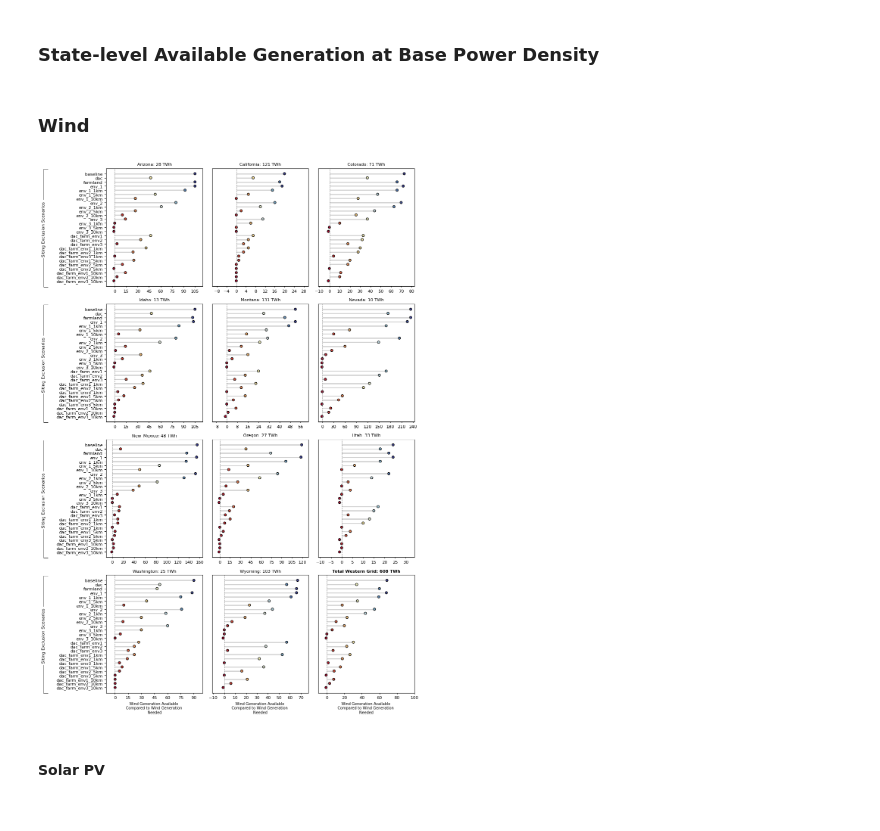
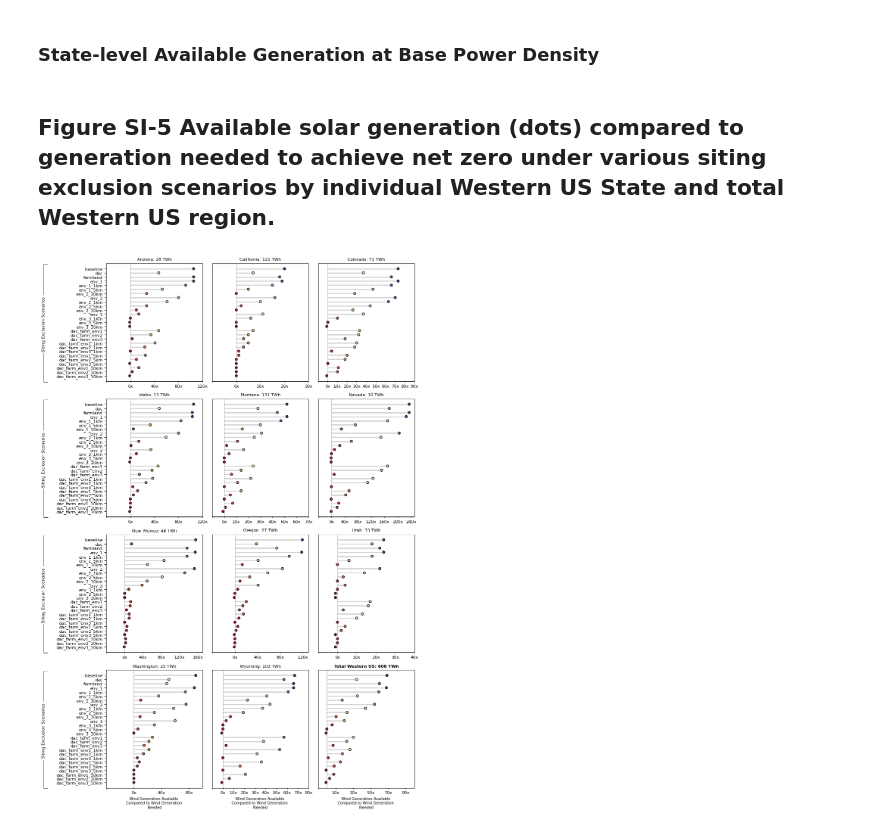
Before and after one commit to GODEEEP/mongird-etal_2024, a Jupyter notebook: notebooks/plot_generation_suitability_comparison_charts.ipynb, the cells around one changed output. Drawn from its saved outputs; the diff is of its cells as text; code cells hidden in the pictures.

```diff
--- a/notebooks/plot_generation_suitability_comparison_charts.ipynb
+++ b/notebooks/plot_generation_suitability_comparison_charts.ipynb
@@ -18,8 +19,6 @@ from matplotlib.patches import ConnectionPatch
 # %% [markdown]
 ## Data Paths
 # %%
-year = 2050
-
 # data dir
 data_dir = os.path.join(os.path.dirname(os.getcwd()), 'data')
 
@@ -30,16 +29,16 @@ output_data_dir = os.path.join(data_dir, 'output_data')
 input_data_dir = os.path.join(data_dir, 'input_data')
 
 # output figure dir
-fig_dir = os.path.join(os.path.dirname(os.getcwd()), 'figures', 'suitability_analysis_dotplots')
+fig_dir = os.path.join(os.path.dirname(os.getcwd()), 'figures')
 
-# path to suitability analysis df
-suitability_data_path = os.path.join(output_data_dir, f'capacity_factor_analysis_{year}.csv')
+# path to suitability case df
+suitability_data_path = os.path.join(output_data_dir, f'capacity_factor_case_2050.csv')
 
 # western interconnection shapefile
 wecc_shp_path = os.path.join(input_data_dir, 'wecc_boundary_shp', 'wecc_boundary.shp')
 
 # transmission shapefile
-transmission_path = os.path.join(input_data_dir, 'transmission_shp', 'wecc_transmission_250kv.shp')
+transmission_path = os.path.join(input_data_dir, 'wecc_transmission_shp', 'wecc_transmission_250kv.shp')
 # %% [markdown]
 ## Functions
 # %% [markdown]
@@ -93,4 +113,9 @@ wecc_shp = wecc_shp.dissolve(by='trading_region', as_index=False)
 
 # read transmission shapefile
 transmission = gpd.read_file(transmission_path)
+# %%
+#read case results
+base_df = pd.read_csv((os.path.join(output_data_dir, 'capacity_factor_analysis_2050.csv')))
+base_df['case_number'] = base_df['case'].map(sorter)
+base_df['label'] = base_df['case_number'] + '. ' + base_df['case']
 # %% [markdown]
@@ -1206,5 +670,5 @@ plt.savefig(os.path.join(fig_dir, 'fig_6_gcam_grid_analysis.png'), dpi=300)
 # %% [markdown]
-### Wind
+## Figure SI-5 Available solar generation (dots) compared to generation needed to achieve net zero under various siting exclusion scenarios by individual Western US State and total Western US region.
 # %%
 height = 18
 width = 10.5
@@ -1249,82 +713,104 @@ for i in range(len(region_list)):
     plot_df['diff'] = plot_df['diff'].astype(int)
     my_range=range(1,len(plot_df.index)+1)
 
-    vmax =max(plot_df.total_gen.max(), plot_df.target_gen.max())
+    vmax =max(plot_df.total_generation_twh.max(), plot_df.target_generation_twh.max())
 
-    x_val_max = plot_df['diff'].max() + 10
-    x_val_min = plot_df['diff'].min() - 10
+    x_val_max = (int(math.ceil(plot_df['diff'].max() / 10.0)) * 10 ) + 10
+    x_val_min = - 10
 
     ax_list[i].hlines(y=my_range, xmin=0, xmax=plot_df['diff'], color='grey', alpha=.35, lw=2)
-    ax_list[i].scatter(plot_df['diff'], my_range, c=plot_df['total_gen'], s = 20, edgecolor='black', alpha=1 ,
+    ax_list[i].scatter(plot_df['diff'], my_range, c=plot_df['total_generation_twh'], s = 20, edgecolor='black', alpha=1 ,
                 cmap='RdYlBu', vmin=0, vmax=vmax)
 
-    # # Add title and axis names
     ax_list[i].set_xlim(right=x_val_max, left=x_val_min)
     ax_list[i].xaxis.set_major_locator(MaxNLocator(integer=True))
-    #ax_list[i].xaxis.set_major_formatter('{x}x')
 
     ax_list[i].axvline(x =0, linestyle='dashed', color = 'gray', lw=.75)
     ax_list[i].set_yticks(my_range)
-    ax_list[i].set_yticklabels(analysis_list)
+    ax_list[i].set_yticklabels(case_list)
     plt.setp(ax_list[i].get_yticklabels(), size=8)
     ax_list[i].tick_params(axis='x',which='both', bottom=True, top=False, labelbottom=True, size=2, labelsize=8)
 
+    if region_list[i] in ['nevada', 'oregon', 'idaho', 'new_mexico', 'arizona', 'washington']:
+        step = 40
+        x_tick_list = list(range(-40, x_val_max+1, step))
+        x_tick_label = [" "]
+
+    else:
+        step = 10
+        x_tick_list = list(range(-10, x_val_max+1, step))
+        x_tick_label = [" "]
+
+    for label in x_tick_list:
+        if label <0:
+            pass
+        else:
+            x_tick_label.append(str(label)+'x')
+
+    ax_list[i].set_xticks(ticks=x_tick_list, labels=x_tick_label)
+
+
     if i in [1, 2, 4, 5, 7, 8, 10]:
         ax_list[i].tick_params(axis='y',which='both', bottom=False, top=False, left=False, labelleft=False, labelbottom=False)
-    ax_list[i].annotate(f"{region.title()}: {int(round(plot_df['target_gen'].mean(), 0))} TWh", xy=(.5, 1.05), xytext=(.5, 1.05), xycoords='axes fraction',
+    ax_list[i].annotate(f"{region.title()}: {int(round(plot_df['target_generation_twh'].mean(), 0))} TWh", xy=(.5, 1.05), xytext=(.5, 1.05), xycoords='axes fraction',
                         fontsize=8, ha='center', va='top',
             bbox=dict(boxstyle='square', fc='white', color='white'))
 
 west_df = wind.copy()
-west_df = west_df[west_df.tech_name_simple == 'Wind_120m'].copy()
+west_df = west_df[west_df.technology == 'Wind_120m'].copy()
 west_df = west_df[west_df.power_density_mw == 12]
-
-west_df = west_df[['analysis', 'Rank','diff', 'total_gen', 'target_gen']].groupby(['analysis', 'Rank'], as_index=False).sum()
-west_df['diff'] = (west_df['total_gen'] - west_df['target_gen']) / west_df['target_gen']
+west_df = west_df[['case', 'Rank','diff', 'total_generation_twh', 'target_generation_twh']].groupby(['case', 'Rank'], as_index=False).sum()
+west_df['diff'] = (west_df['total_generation_twh'] - west_df['target_generation_twh']) / west_df['target_generation_twh']
 west_df.sort_values(['Rank'], ascending = [False], inplace = True)
 my_range=range(1,len(west_df.index)+1)
 
-vmax =max(west_df.total_gen.max(), west_df.target_gen.max())
+vmax =max(west_df.total_generation_twh.max(), west_df.target_generation_twh.max())
 
 ax_4c.hlines(y=my_range, xmin=0, xmax=west_df['diff'], color='grey', alpha=.35, lw=2)
-ax_4c.scatter(west_df['diff'], my_range, c=west_df['total_gen'], s = 20, edgecolor='black', alpha=1 ,cmap='RdYlBu', vmin=-100, vmax=vmax)
+ax_4c.scatter(west_df['diff'], my_range, c=west_df['total_generation_twh'], s = 20, edgecolor='black', alpha=1 ,cmap='RdYlBu', vmin=-100, vmax=vmax)
 ax_4c.axvline(x = 0, linestyle='dashed', color = 'gray', lw=.75)
 ax_4c.tick_params(axis='y',which='both', bottom=False, top=False, left=False, labelleft=False, labelbottom=False)
 ax_4c.tick_params(axis='x',which='both', bottom=True, top=False, labelbottom=True, size=2, labelsize=8)
-ax_4c.annotate(f"Total Western Grid: {int(round(west_df['target_gen'].mean(), 0))} TWh", xy=(.5, 1.05), xytext=(.5, 1.05), xycoords='axes fraction',
+ax_4c.annotate(f"Total Western US: {int(round(west_df['target_generation_twh'].mean(), 0))} TWh", xy=(.5, 1.05), xytext=(.5, 1.05), xycoords='axes fraction',
                         fontsize=8, ha='center', va='top', weight='bold',
                         bbox=dict(boxstyle='square', fc='white', color='white'))
+x_tick_list = list(range(-10, int(vmax)+1, 20))
+x_tick_label = [" "]
+for label in x_tick_list:
+    if label <0:
+        pass
+    else:
+        x_tick_label.append(str(label)+'x')
+ax_4c.set_xticks(ticks=x_tick_list, labels=x_tick_label)
 
 ax_4a.set_xlabel('Wind Generation Available \nCompared to Wind Generation \nNeeded', size=7)
 ax_4b.set_xlabel('Wind Generation Available \nCompared to Wind Generation \nNeeded', size=7)
 ax_4c.set_xlabel('Wind Generation Available \nCompared to Wind Generation \nNeeded', size=7)
 
 
 ax_4c.set_xlim(right=100, left=-10)
 
 
 ax_1a.annotate('Siting Exclusion Scenarios', xy=(-.65, .72), xytext=(-.65, .72), xycoords='axes fraction',
             fontsize=8, ha='center', va='top', rotation = 90,
             bbox=dict(boxstyle='square', fc='white', color='white'),
             arrowprops=dict(arrowstyle=']-, widthA=14, lengthA=1, angleA=90',lw=.6, color='k'))
 
 ax_2a.annotate('Siting Exclusion Scenarios', xy=(-.65, .72), xytext=(-.65, .72), xycoords='axes fraction',
             fontsize=8, ha='center', va='top', rotation = 90,
             bbox=dict(boxstyle='square', fc='white', color='white'),
             arrowprops=dict(arrowstyle=']-, widthA=14, lengthA=1, angleA=90',lw=.6, color='k'))
 ax_3a.annotate('Siting Exclusion Scenarios', xy=(-.65, .72), xytext=(-.65, .72), xycoords='axes fraction',
             fontsize=8, ha='center', va='top', rotation = 90,
             bbox=dict(boxstyle='square', fc='white', color='white'),
             arrowprops=dict(arrowstyle=']-, widthA=14, lengthA=1, angleA=90',lw=.6, color='k'))
 
 ax_4a.annotate('Siting Exclusion Scenarios', xy=(-.65, .72), xytext=(-.65, .72), xycoords='axes fraction',
             fontsize=8, ha='center', va='top', rotation = 90,
             bbox=dict(boxstyle='square', fc='white', color='white'),
             arrowprops=dict(arrowstyle=']-, widthA=14, lengthA=1, angleA=90',lw=.6, color='k'))
-plt.savefig(os.path.join(fig_dir, 'wind_state_generation_analysis.png'), dpi=300)
+plt.savefig(os.path.join(fig_dir, 'fig_si-5_wind_state_generation_analysis.png'), dpi=300)
 
 plt.show()
 # %% [output]
-[figure, old version]
+[figure, new version]
-# %% [markdown]
-#### Solar PV
```
Also changed, not shown: parts of 27 cells of this notebook.
